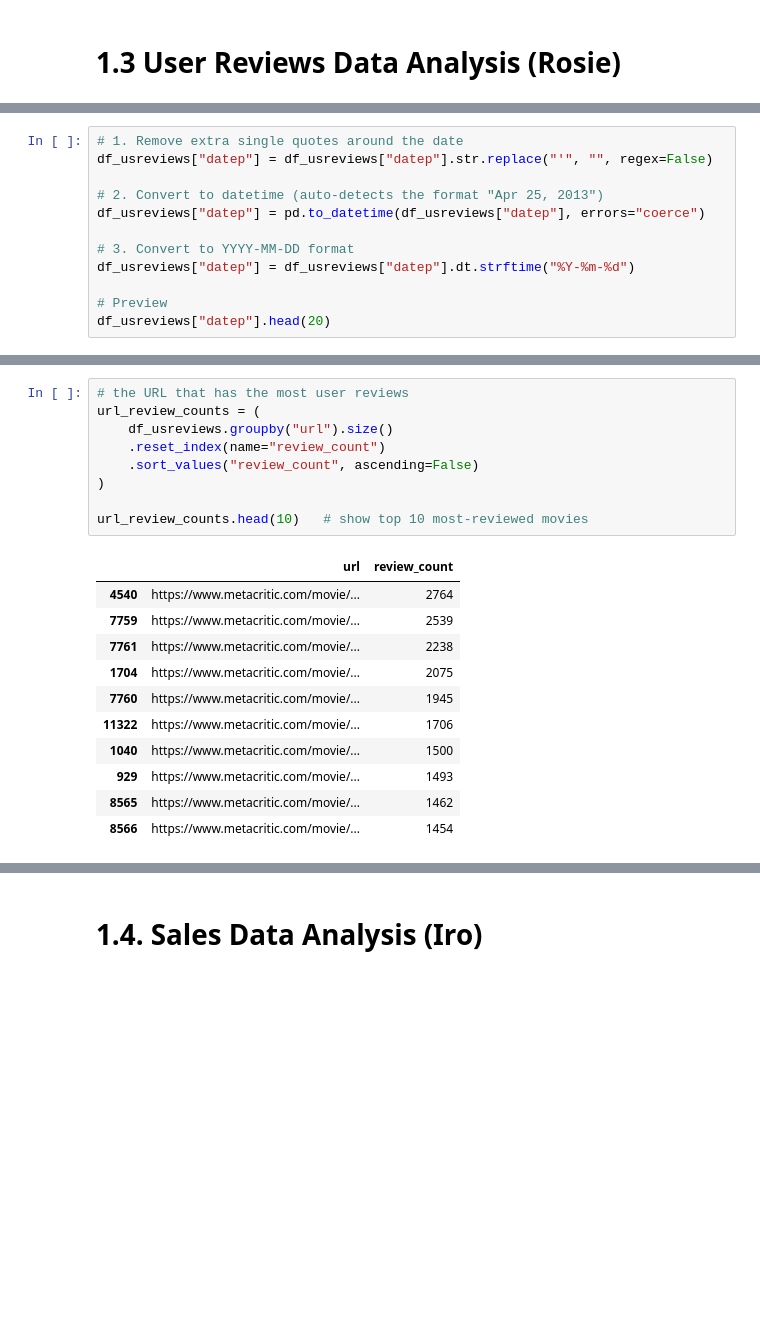
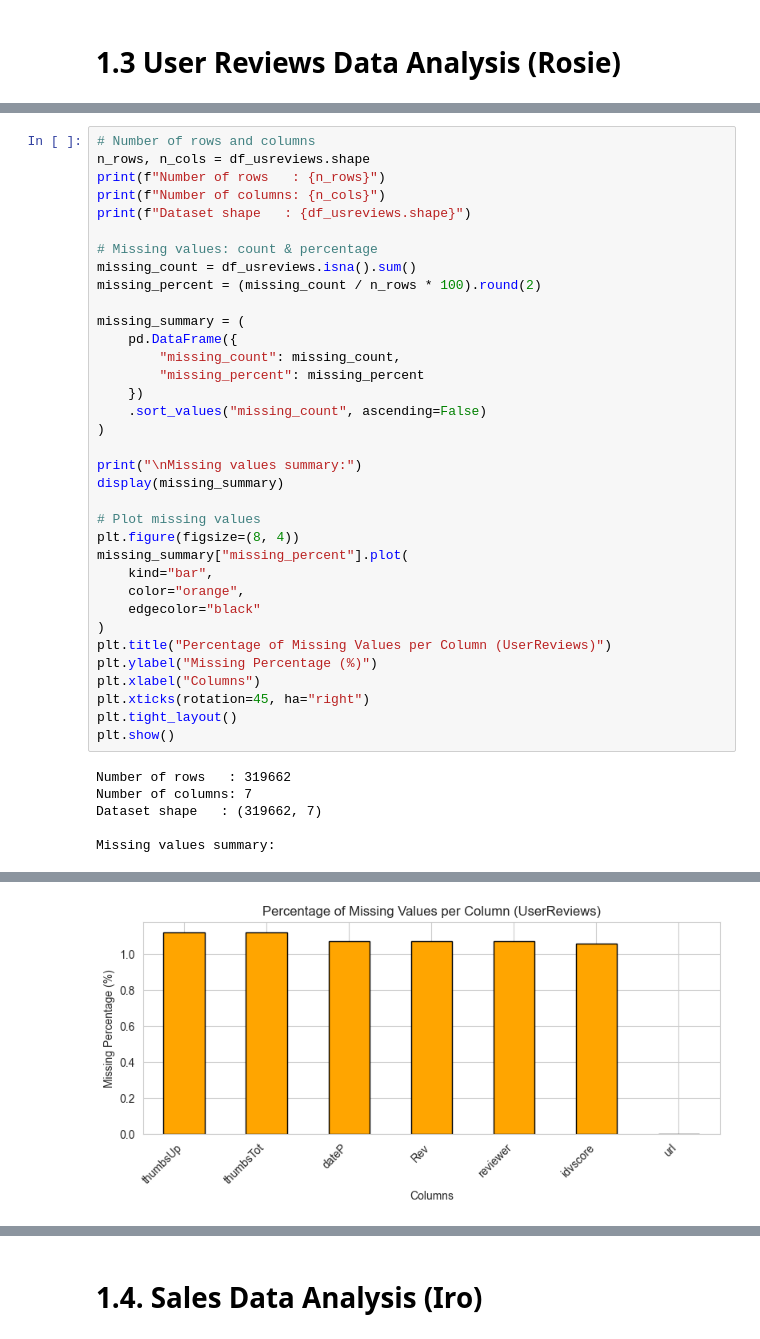
Before and after one commit to YoungJun173/DDB_AI_Group_Assignmen, a Jupyter notebook: Playground Notebooks/EDA.ipynb, the cells around one changed output, grey strips where cells are left out. Cells and saved outputs as stored; diff of their text form; blank space fills up the shorter version.

```diff
--- a/Playground Notebooks/EDA.ipynb
+++ b/Playground Notebooks/EDA.ipynb
@@ -560,12 +455,0 @@ Missing values in datep: 0
-# %%
-# 1. Remove extra single quotes around the date
-df_usreviews["datep"] = df_usreviews["datep"].str.replace("'", "", regex=False)
-
-# 2. Convert to datetime (auto-detects the format "Apr 25, 2013")
-df_usreviews["datep"] = pd.to_datetime(df_usreviews["datep"], errors="coerce")
-
-# 3. Convert to YYYY-MM-DD format
-df_usreviews["datep"] = df_usreviews["datep"].dt.strftime("%Y-%m-%d")
-
-# Preview
-df_usreviews["datep"].head(20)
@@ -846,21 +456,41 @@ idvscore_avg.tail(10)
-# %%
-# the URL that has the most user reviews
-url_review_counts = (
-    df_usreviews.groupby("url").size()
-    .reset_index(name="review_count")
-    .sort_values("review_count", ascending=False)
-)
-
-url_review_counts.head(10)   # show top 10 most-reviewed movies
-# %% [output]
-|  | url | review_count |
-| 4540 | https://www.metacritic.com/movie/... | 2764 |
-| 7759 | https://www.metacritic.com/movie/... | 2539 |
-| 7761 | https://www.metacritic.com/movie/... | 2238 |
-| 1704 | https://www.metacritic.com/movie/... | 2075 |
-| 7760 | https://www.metacritic.com/movie/... | 1945 |
-| 11322 | https://www.metacritic.com/movie/... | 1706 |
-| 1040 | https://www.metacritic.com/movie/... | 1500 |
-| 929 | https://www.metacritic.com/movie/... | 1493 |
-| 8565 | https://www.metacritic.com/movie/... | 1462 |
-| 8566 | https://www.metacritic.com/movie/... | 1454 |
+# %%
+# Number of rows and columns
+n_rows, n_cols = df_usreviews.shape
+print(f"Number of rows   : {n_rows}")
+print(f"Number of columns: {n_cols}")
+print(f"Dataset shape   : {df_usreviews.shape}")
+
+# Missing values: count & percentage
+missing_count = df_usreviews.isna().sum()
+missing_percent = (missing_count / n_rows * 100).round(2)
+
+missing_summary = (
+    pd.DataFrame({
+        "missing_count": missing_count,
+        "missing_percent": missing_percent
+    })
+    .sort_values("missing_count", ascending=False)
+)
+
+print("\nMissing values summary:")
+display(missing_summary)
+
+# Plot missing values
+plt.figure(figsize=(8, 4))
+missing_summary["missing_percent"].plot(
+    kind="bar",
+    color="orange",
+    edgecolor="black"
+)
+plt.title("Percentage of Missing Values per Column (UserReviews)")
+plt.ylabel("Missing Percentage (%)")
+plt.xlabel("Columns")
+plt.xticks(rotation=45, ha="right")
+plt.tight_layout()
+plt.show()
+# %% [output]
+Number of rows   : 319662
+Number of columns: 7
+Dataset shape   : (319662, 7)
+
+Missing values summary:
@@ -866,0 +505 @@ url_review_counts.head(10)   # show top 10 most-reviewed movies
+[figure, added]
```
Also changed, not shown: parts of 28 cells of this notebook.
